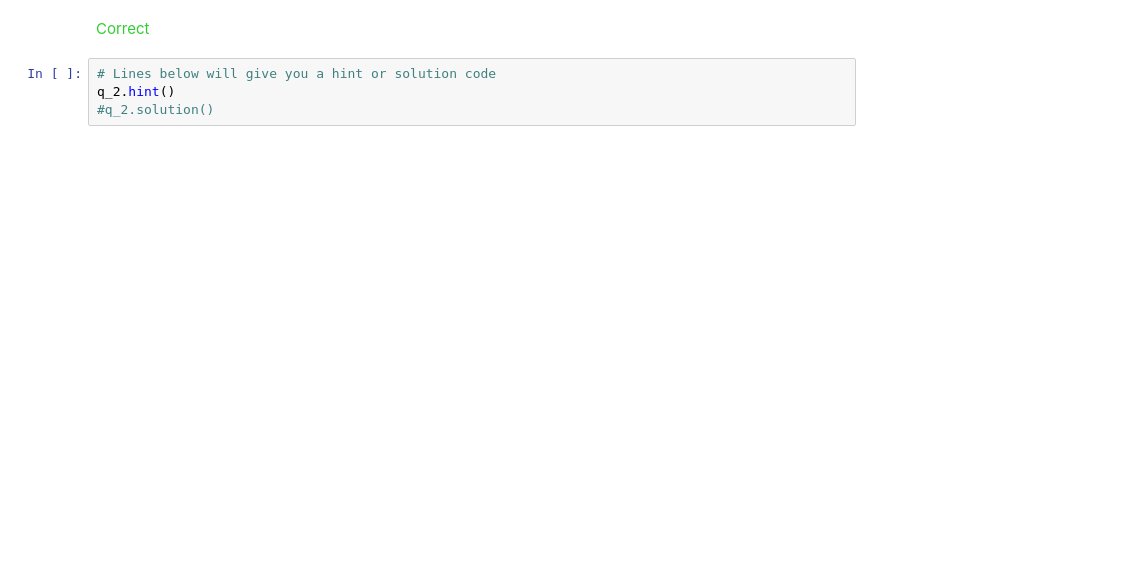
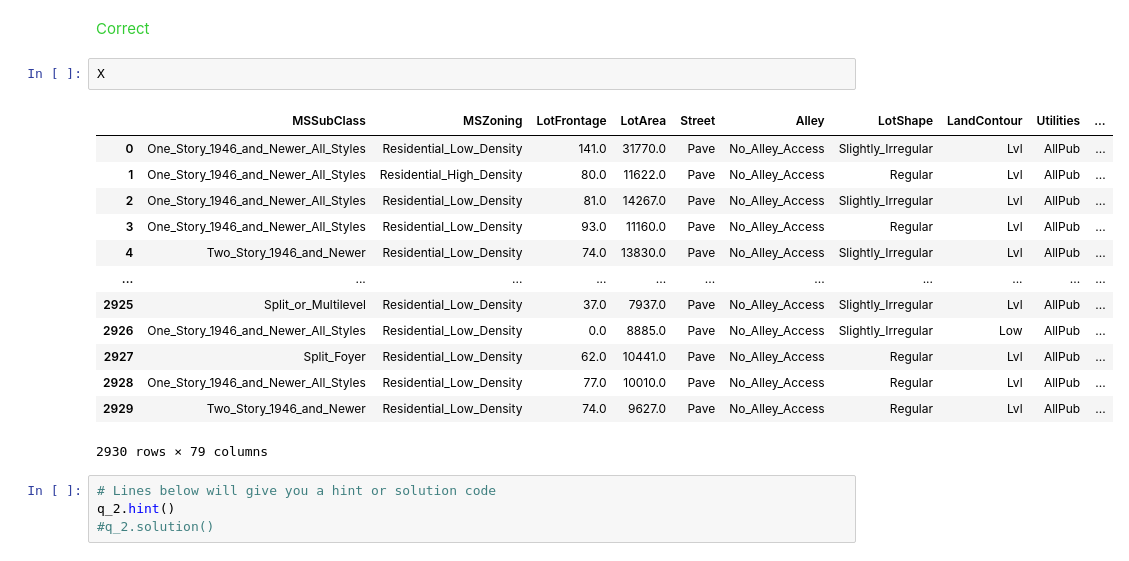
Before and after one commit to pawara101/notebooks, a Jupyter notebook: exercise-clustering-with-k-means.ipynb, the cells around one changed output. Drawn from its saved outputs; the diff is of its cells as text; blank space fills up the shorter version.

```diff
--- a/exercise-clustering-with-k-means.ipynb
+++ b/exercise-clustering-with-k-means.ipynb
@@ -130,6 +130,22 @@ q_2.check()
 # %% [output]
 [interactive output not drawn]
 <span style="color:#33cc33">Correct</span>
+# %%
+X
+# %% [output]
+|  | MSSubClass | MSZoning | LotFrontage | LotArea | Street | Alley | LotShape | LandContour | Utilities | ... |
+| 0 | One_Story_1946_and_Newer_All_Styles | Residential_Low_Density | 141.0 | 31770.0 | Pave | No_Alley_Access | Slightly_Irregular | Lvl | AllPub | ... |
+| 1 | One_Story_1946_and_Newer_All_Styles | Residential_High_Density | 80.0 | 11622.0 | Pave | No_Alley_Access | Regular | Lvl | AllPub | ... |
+| 2 | One_Story_1946_and_Newer_All_Styles | Residential_Low_Density | 81.0 | 14267.0 | Pave | No_Alley_Access | Slightly_Irregular | Lvl | AllPub | ... |
+| 3 | One_Story_1946_and_Newer_All_Styles | Residential_Low_Density | 93.0 | 11160.0 | Pave | No_Alley_Access | Regular | Lvl | AllPub | ... |
+| 4 | Two_Story_1946_and_Newer | Residential_Low_Density | 74.0 | 13830.0 | Pave | No_Alley_Access | Slightly_Irregular | Lvl | AllPub | ... |
+| ... | ... | ... | ... | ... | ... | ... | ... | ... | ... | ... |
+| 2925 | Split_or_Multilevel | Residential_Low_Density | 37.0 | 7937.0 | Pave | No_Alley_Access | Slightly_Irregular | Lvl | AllPub | ... |
+| 2926 | One_Story_1946_and_Newer_All_Styles | Residential_Low_Density | 0.0 | 8885.0 | Pave | No_Alley_Access | Slightly_Irregular | Low | AllPub | ... |
+| 2927 | Split_Foyer | Residential_Low_Density | 62.0 | 10441.0 | Pave | No_Alley_Access | Regular | Lvl | AllPub | ... |
+| 2928 | One_Story_1946_and_Newer_All_Styles | Residential_Low_Density | 77.0 | 10010.0 | Pave | No_Alley_Access | Regular | Lvl | AllPub | ... |
+| 2929 | Two_Story_1946_and_Newer | Residential_Low_Density | 74.0 | 9627.0 | Pave | No_Alley_Access | Regular | Lvl | AllPub | ... |
+2930 rows × 79 columns
 # %%
 # Lines below will give you a hint or solution code
 q_2.hint()
```
